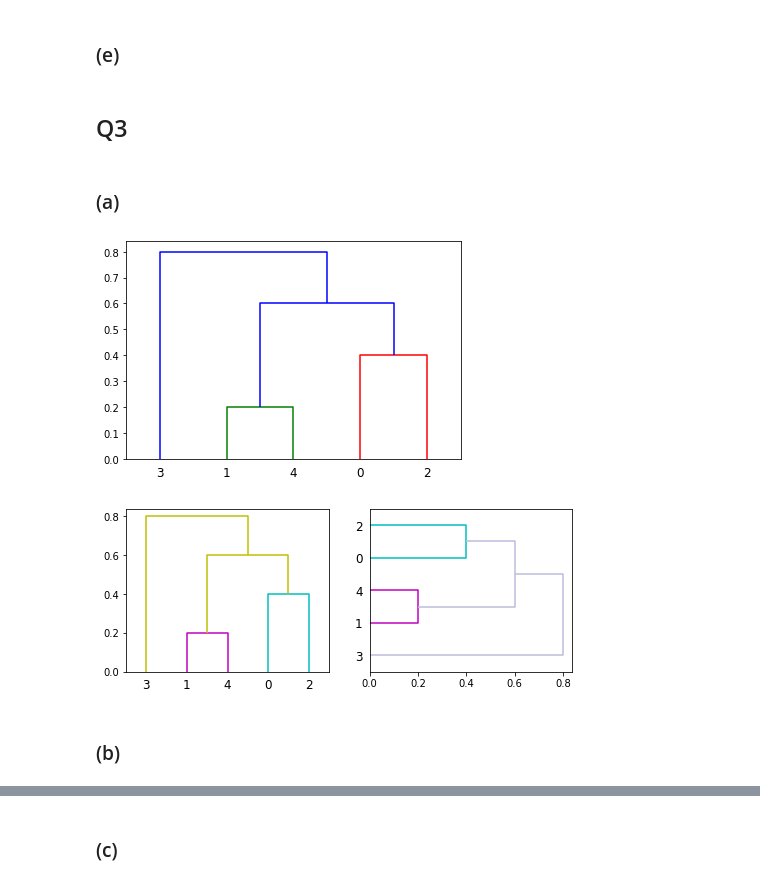
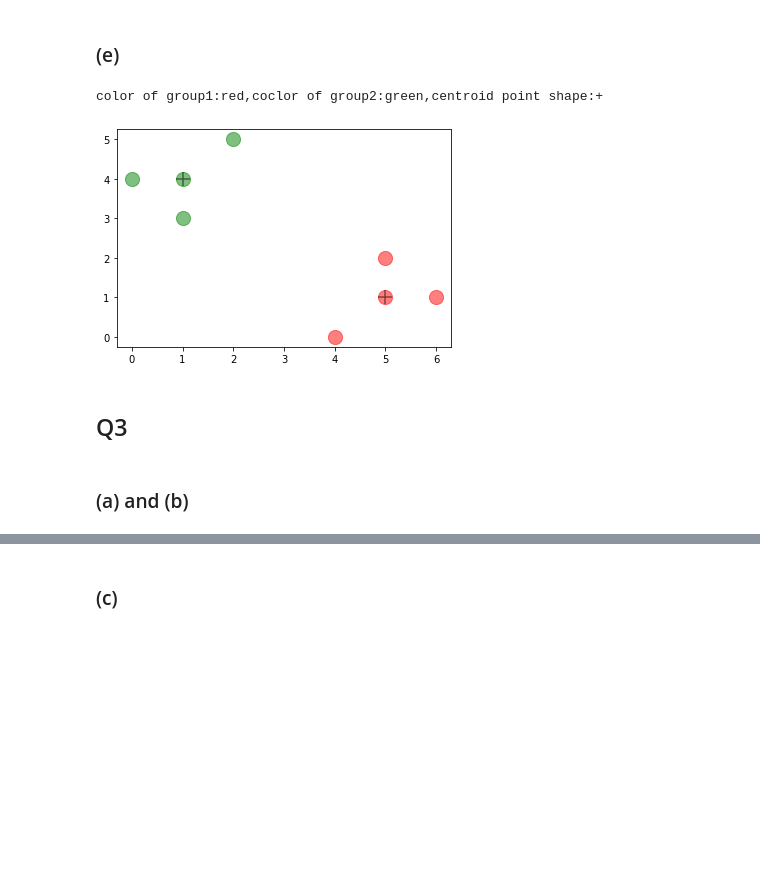
Before and after one commit to John-Lu95/MTUCourses, a Jupyter notebook: 5831DataMining/P2/Project2.ipynb, the cells around one changed output, grey strips where cells are left out. Cells and saved outputs as stored; diff of their text form; code cells hidden in the pictures; blank space fills up the shorter version.

```diff
--- a/5831DataMining/P2/Project2.ipynb
+++ b/5831DataMining/P2/Project2.ipynb
@@ -165,29 +203,17 @@ within-cluster variance  16.335523445399936
 # %% [markdown]
 ### (e)
+# %%
+fig,ax=plt.subplots()
+ax.scatter(np_new1[:,0],np_new1[:,1],c="red",marker='o',alpha=0.5,s=200)
+ax.scatter(np_new2[:,0],np_new2[:,1],c="green",marker='o',alpha=0.5,s=200)
+ax.scatter(grp1_ctr1[0],grp1_ctr1[1],marker="+",c="black",alpha=0.5,s=200)
+ax.scatter(grp2_ctr1[0],grp2_ctr1[1],marker="+",c="black",alpha=0.5,s=200)
+fig.show()
+print("color of group1:red,coclor of group2:green,centroid point shape:+")
+# %% [output]
+color of group1:red,coclor of group2:green,centroid point shape:+
+[figure, added]
 # %% [markdown]
 ## Q3
 # %% [markdown]
-### (a)
+### (a) and (b)
-# %%
-ytdist = np.array([662., 877., 255., 412., 996., 295., 468., 268.,
-                   400., 754., 564., 138., 219., 869., 669.])
-ytdist = np.array([0.3, 0.4, 0.7, 0.6, 0.5, 0.8, 0.2, 0.45,
-                   0.4,0.35])
-#ytdist = np.array([0.3,0.4,0.5,0.7,0.8,0.45,0.6,0.2,0.4,0.35])
-Z = hierarchy.linkage(ytdist, 'complete')
-plt.figure()
-dn = hierarchy.dendrogram(Z)
-hierarchy.set_link_color_palette(['m', 'c', 'y', 'k'])
-fig, axes = plt.subplots(1, 2, figsize=(8, 3))
-dn1 = hierarchy.dendrogram(Z, ax=axes[0], above_threshold_color='y',
-                           orientation='top')
-dn2 = hierarchy.dendrogram(Z, ax=axes[1],
-                           above_threshold_color='#bcbddc',
-                           orientation='right')
-hierarchy.set_link_color_palette(None)  # reset to default after use
-plt.show()
-# %% [output]
-[figure, removed]
-[figure, removed]
-# %% [markdown]
-### (b)
```
Also changed, not shown: parts of 20 cells of this notebook, 5 other files.
